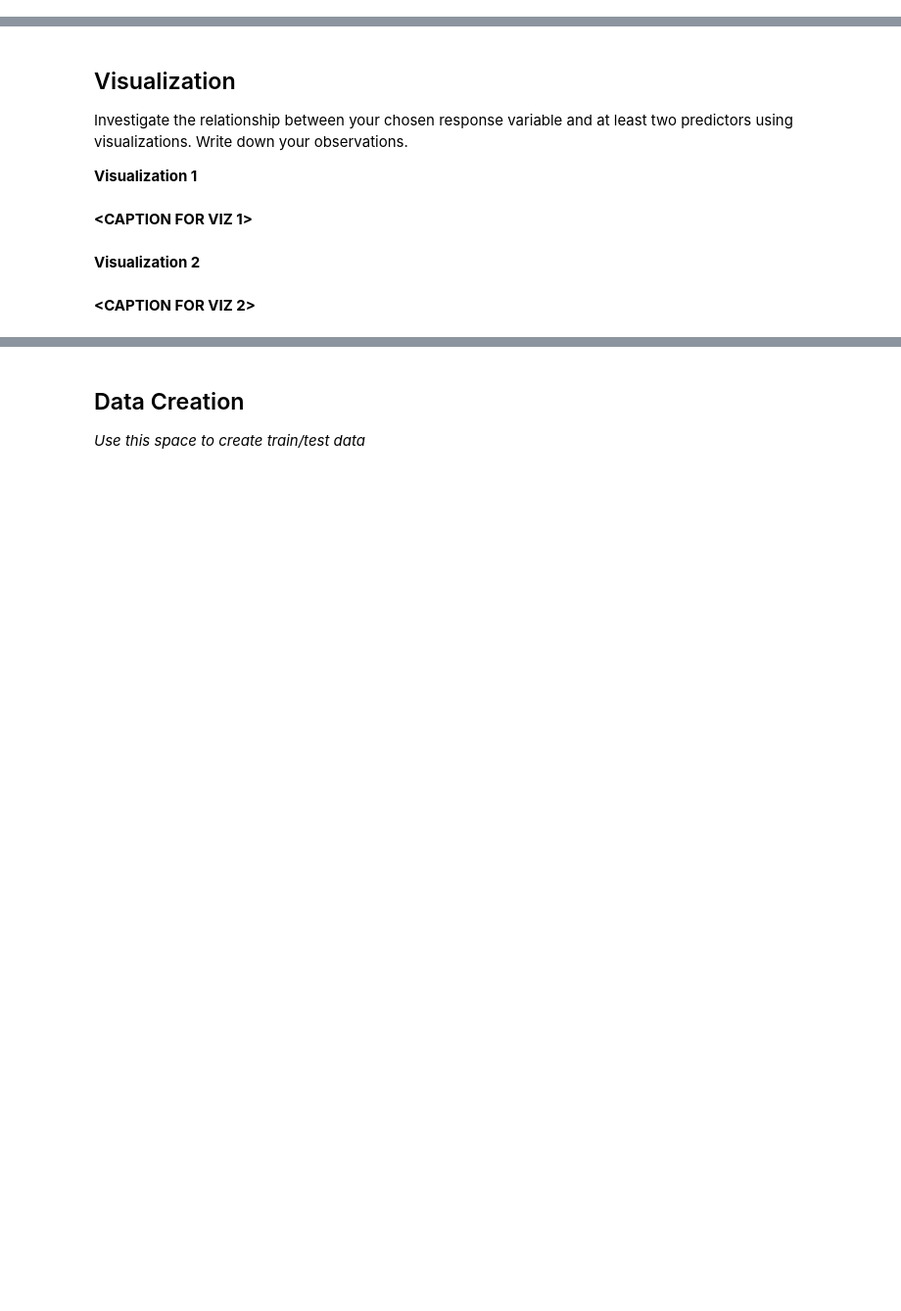
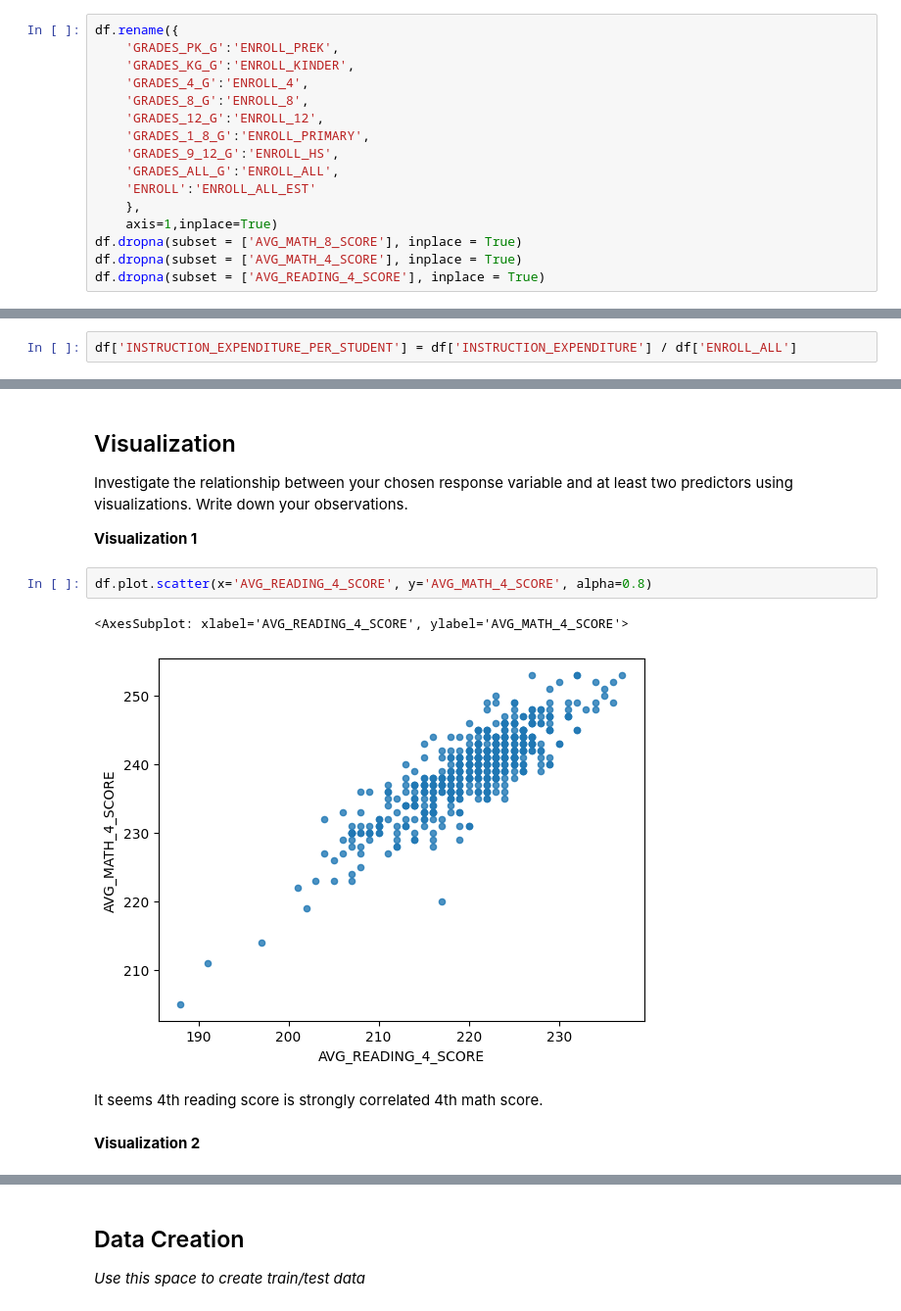
Before and after one commit to yiranyang-github/MDST-Tutorial-Yiran-Yang, a Jupyter notebook: tutorial1/checkpoint1.ipynb, the cells around one changed output, grey strips where cells are left out. Shown at 98% size. Cells and saved outputs as stored; diff of their text form; blank space fills up the shorter version.

```diff
--- a/tutorial1/checkpoint1.ipynb
+++ b/tutorial1/checkpoint1.ipynb
@@ -49,6 +47,22 @@ NameError: name 'pd' is not defined
 You should always familiarize yourself with what each column in the dataframe represents. Read about the states_edu dataset here: https://www.kaggle.com/noriuk/us-education-datasets-unification-project
 # %% [markdown]
 Use this space to rename columns, deal with missing data, etc. _(optional)_
+# %%
+df.rename({
+    'GRADES_PK_G':'ENROLL_PREK',
+    'GRADES_KG_G':'ENROLL_KINDER',
+    'GRADES_4_G':'ENROLL_4',
+    'GRADES_8_G':'ENROLL_8',
+    'GRADES_12_G':'ENROLL_12',
+    'GRADES_1_8_G':'ENROLL_PRIMARY',
+    'GRADES_9_12_G':'ENROLL_HS',
+    'GRADES_ALL_G':'ENROLL_ALL',
+    'ENROLL':'ENROLL_ALL_EST'
+    },
+    axis=1,inplace=True)
+df.dropna(subset = ['AVG_MATH_8_SCORE'], inplace = True)
+df.dropna(subset = ['AVG_MATH_4_SCORE'], inplace = True)
+df.dropna(subset = ['AVG_READING_4_SCORE'], inplace = True)
 # %% [markdown]
 <h2>Exploratory Data Analysis (EDA) </h2>
 # %% [markdown]
@@ -71,6 +136,8 @@ After exploring the data, you can choose to modify features that you would use t
 You can also create your own features. For example, perhaps you figured that maybe a state's expenditure per student may affect their overall academic performance so you create a expenditure_per_student feature.
 
 Use this space to modify or create features.
+# %%
+df['INSTRUCTION_EXPENDITURE_PER_STUDENT'] = df['INSTRUCTION_EXPENDITURE'] / df['ENROLL_ALL']
 # %% [markdown]
 Feature engineering justification: **<BRIEFLY DESCRIBE WHY YOU MADE THE CHANGES THAT YOU DID\>**
 # %% [markdown]
@@ -79,9 +146,12 @@ Feature engineering justification: **<BRIEFLY DESCRIBE WHY YOU MADE THE CHANGES
 Investigate the relationship between your chosen response variable and at least two predictors using visualizations. Write down your observations.
 
 **Visualization 1**
-# %% [markdown]
-**<CAPTION FOR VIZ 1>**
+# %%
+df.plot.scatter(x='AVG_READING_4_SCORE', y='AVG_MATH_4_SCORE', alpha=0.8)
+# %% [output]
+<AxesSubplot: xlabel='AVG_READING_4_SCORE', ylabel='AVG_MATH_4_SCORE'>
+[figure, added]
+# %% [markdown]
+It seems 4th reading score is strongly correlated 4th math score.
 # %% [markdown]
 **Visualization 2**
-# %% [markdown]
-**<CAPTION FOR VIZ 2>**
```
Also changed, not shown: parts of 19 cells of this notebook, 2 other files.
